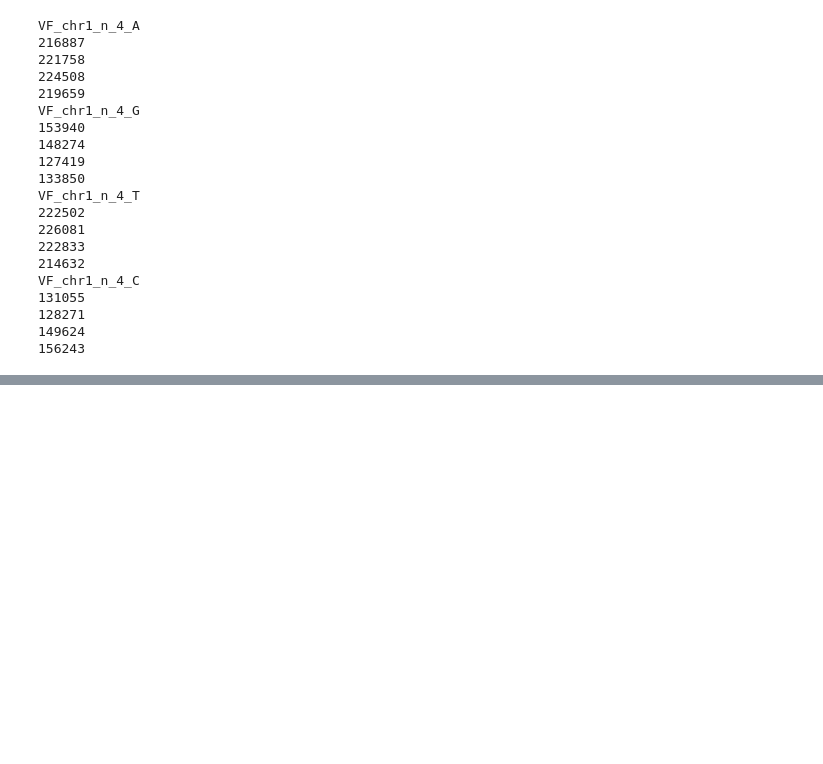
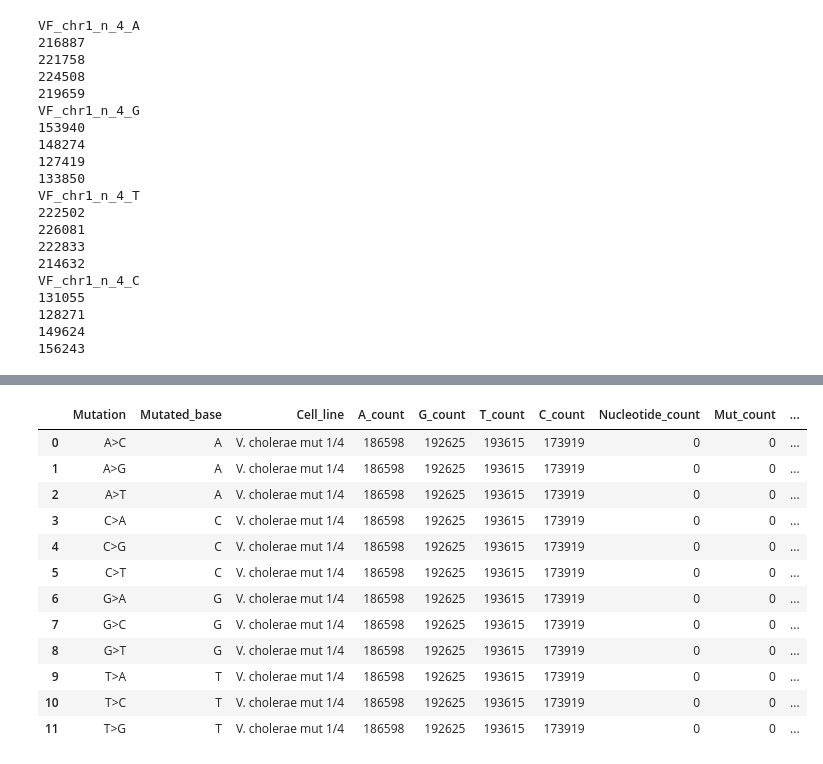
Before and after one commit to Eldar202/V.-Cholerae-history, a Jupyter notebook: Mut_spec_Chr2.ipynb, the cells around one changed output, grey strips where cells are left out. Cells and saved outputs as stored; diff of their text form; code cells hidden in the pictures; blank space fills up the shorter version.

```diff
--- a/Mut_spec_Chr2.ipynb
+++ b/Mut_spec_Chr2.ipynb
@@ -565,0 +688,34 @@ Chr_1_VC_mut_table.plot.hist()
+# %%
+Chr_1_VC_mut_1_4_table = pd.DataFrame(
+    {
+        'Mutation': ['A>C', 'A>G', 'A>T', 'C>A', 'C>G', 'C>T', 'G>A', 'G>C', 'G>T', 'T>A', 'T>C', 'T>G'],
+        'Mutated_base': ['A', 'A', 'A', 'C', 'C', 'C', 'G', 'G', 'G', 'T', 'T' ,'T'],
+        'Cell_line': ['V. cholerae mut 1/4', 'V. cholerae mut 1/4', 'V. cholerae mut 1/4','V. cholerae mut 1/4', 'V. cholerae mut 1/4', 'V. cholerae mut 1/4', 'V. cholerae mut 1/4', 'V. cholerae mut 1/4', 'V. cholerae mut 1/4', 'V. cholerae mut 1/4', 'V. cholerae mut 1/4', 'V. cholerae mut 1/4'],
+        'A_count': [0,0,0,0,0,0,0,0,0,0,0,0],
+        'G_count': [0,0,0,0,0,0,0,0,0,0,0,0],
+        'T_count': [0,0,0,0,0,0,0,0,0,0,0,0],
+        'C_count': [0,0,0,0,0,0,0,0,0,0,0,0],
+        'Nucleotide_count': [0,0,0,0,0,0,0,0,0,0,0,0],
+        'Mut_count': [0,0,0,0,0,0,0,0,0,0,0,0],
+        'Total generations' :[27588, 27588, 27588, 27588, 27588, 27588, 27588, 27588, 27588, 27588, 27588, 27588]
+    }
+)
+Chr_1_VC_mut_1_4_table['A_count'] = VC_chr1_1_4_A
+Chr_1_VC_mut_1_4_table['G_count'] = VC_chr1_1_4_G
+Chr_1_VC_mut_1_4_table['T_count'] = VC_chr1_1_4_T
+Chr_1_VC_mut_1_4_table['C_count'] = VC_chr1_1_4_C
+Chr_1_VC_mut_1_4_table
+# %% [output]
+|  | Mutation | Mutated_base | Cell_line | A_count | G_count | T_count | C_count | Nucleotide_count | Mut_count | ... |
+| 0 | A>C | A | V. cholerae mut 1/4 | 186598 | 192625 | 193615 | 173919 | 0 | 0 | ... |
+| 1 | A>G | A | V. cholerae mut 1/4 | 186598 | 192625 | 193615 | 173919 | 0 | 0 | ... |
+| 2 | A>T | A | V. cholerae mut 1/4 | 186598 | 192625 | 193615 | 173919 | 0 | 0 | ... |
+| 3 | C>A | C | V. cholerae mut 1/4 | 186598 | 192625 | 193615 | 173919 | 0 | 0 | ... |
+| 4 | C>G | C | V. cholerae mut 1/4 | 186598 | 192625 | 193615 | 173919 | 0 | 0 | ... |
+| 5 | C>T | C | V. cholerae mut 1/4 | 186598 | 192625 | 193615 | 173919 | 0 | 0 | ... |
+| 6 | G>A | G | V. cholerae mut 1/4 | 186598 | 192625 | 193615 | 173919 | 0 | 0 | ... |
+| 7 | G>C | G | V. cholerae mut 1/4 | 186598 | 192625 | 193615 | 173919 | 0 | 0 | ... |
+| 8 | G>T | G | V. cholerae mut 1/4 | 186598 | 192625 | 193615 | 173919 | 0 | 0 | ... |
+| 9 | T>A | T | V. cholerae mut 1/4 | 186598 | 192625 | 193615 | 173919 | 0 | 0 | ... |
+| 10 | T>C | T | V. cholerae mut 1/4 | 186598 | 192625 | 193615 | 173919 | 0 | 0 | ... |
+| 11 | T>G | T | V. cholerae mut 1/4 | 186598 | 192625 | 193615 | 173919 | 0 | 0 | ... |
```
Also changed, not shown: parts of 31 cells of this notebook.
